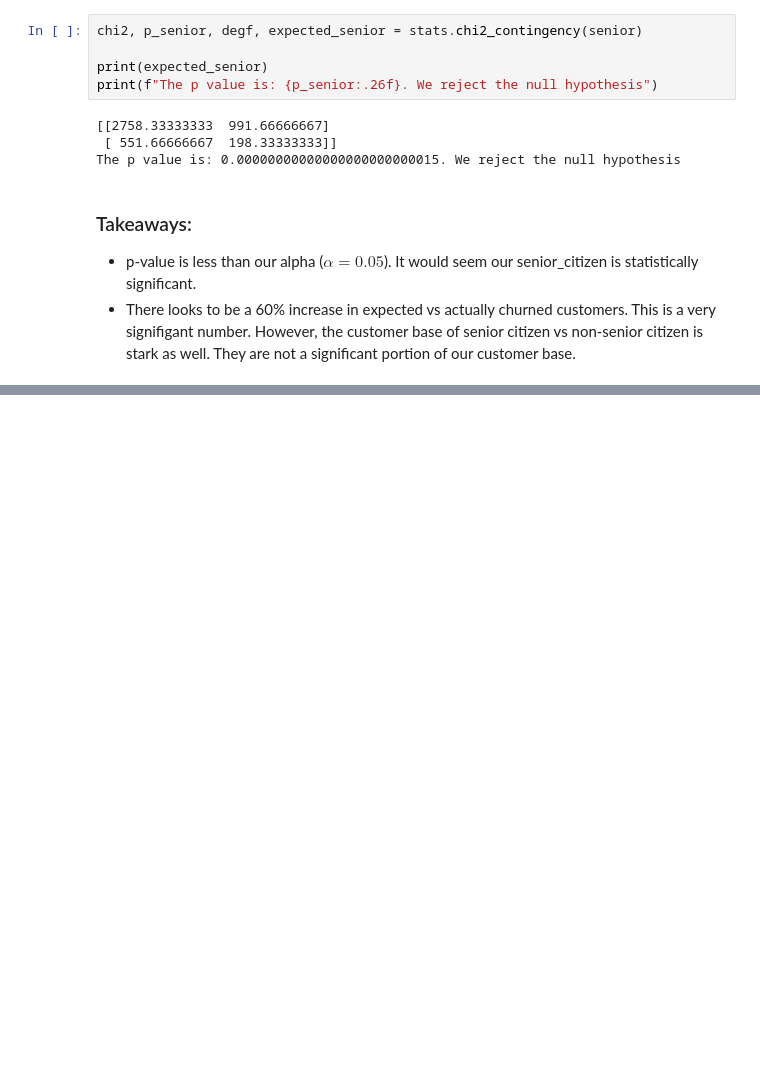
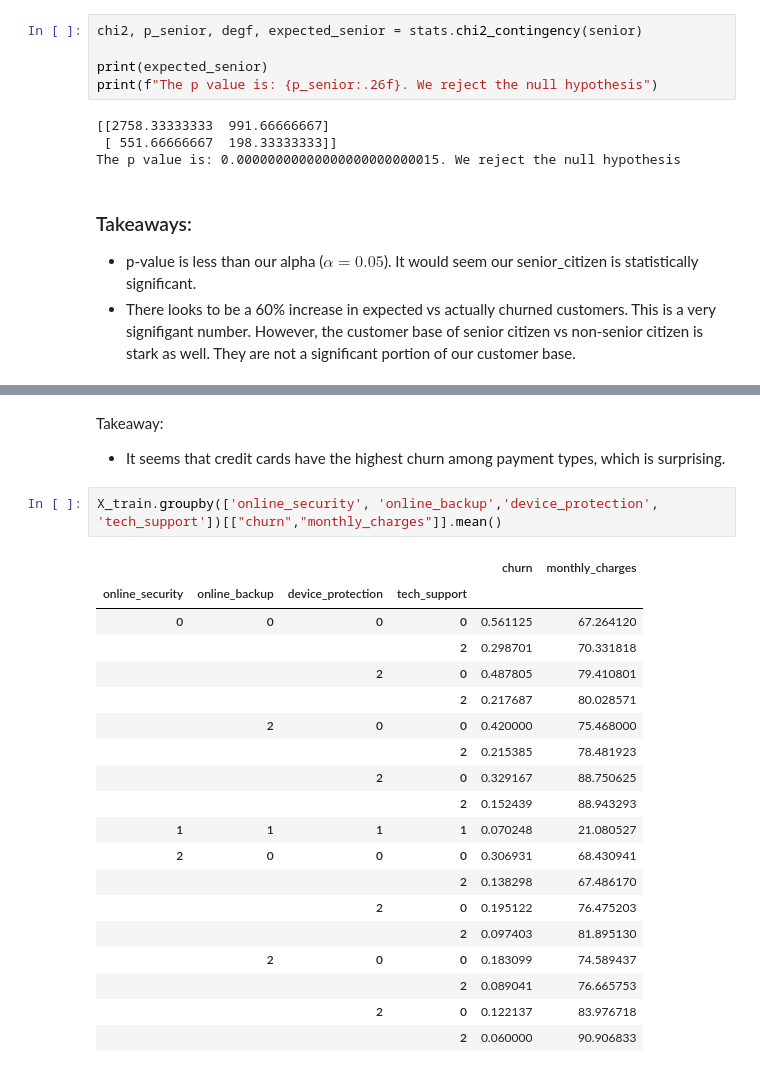
Before and after one commit to sonny-chase-nick-classification-project/telco_classification, a Jupyter notebook: Why_are_our_customers_churning.ipynb, the cells around one changed output, grey strips where cells are left out. Drawn from its saved outputs; the diff is of its cells as text; blank space fills up the shorter version.

```diff
--- a/Why_are_our_customers_churning.ipynb
+++ b/Why_are_our_customers_churning.ipynb
@@ -562,0 +651,26 @@ The p value is: 0.00000000000000000000000015. We reject the null hypothesis
+# %% [markdown]
+Takeaway:
+
+- It seems that credit cards have the highest churn among payment types, which is surprising.
+# %%
+X_train.groupby(['online_security', 'online_backup','device_protection', 'tech_support'])[["churn","monthly_charges"]].mean()
+# %% [output]
+|  |  |  |  | churn | monthly_charges |
+| online_security | online_backup | device_protection | tech_support |  |  |
+| 0 | 0 | 0 | 0 | 0.561125 | 67.264120 |
+|  |  |  | 2 | 0.298701 | 70.331818 |
+|  |  | 2 | 0 | 0.487805 | 79.410801 |
+|  |  |  | 2 | 0.217687 | 80.028571 |
+|  | 2 | 0 | 0 | 0.420000 | 75.468000 |
+|  |  |  | 2 | 0.215385 | 78.481923 |
+|  |  | 2 | 0 | 0.329167 | 88.750625 |
+|  |  |  | 2 | 0.152439 | 88.943293 |
+| 1 | 1 | 1 | 1 | 0.070248 | 21.080527 |
+| 2 | 0 | 0 | 0 | 0.306931 | 68.430941 |
+|  |  |  | 2 | 0.138298 | 67.486170 |
+|  |  | 2 | 0 | 0.195122 | 76.475203 |
+|  |  |  | 2 | 0.097403 | 81.895130 |
+|  | 2 | 0 | 0 | 0.183099 | 74.589437 |
+|  |  |  | 2 | 0.089041 | 76.665753 |
+|  |  | 2 | 0 | 0.122137 | 83.976718 |
+|  |  |  | 2 | 0.060000 | 90.906833 |
```
Also changed, not shown: parts of 17 cells of this notebook.
